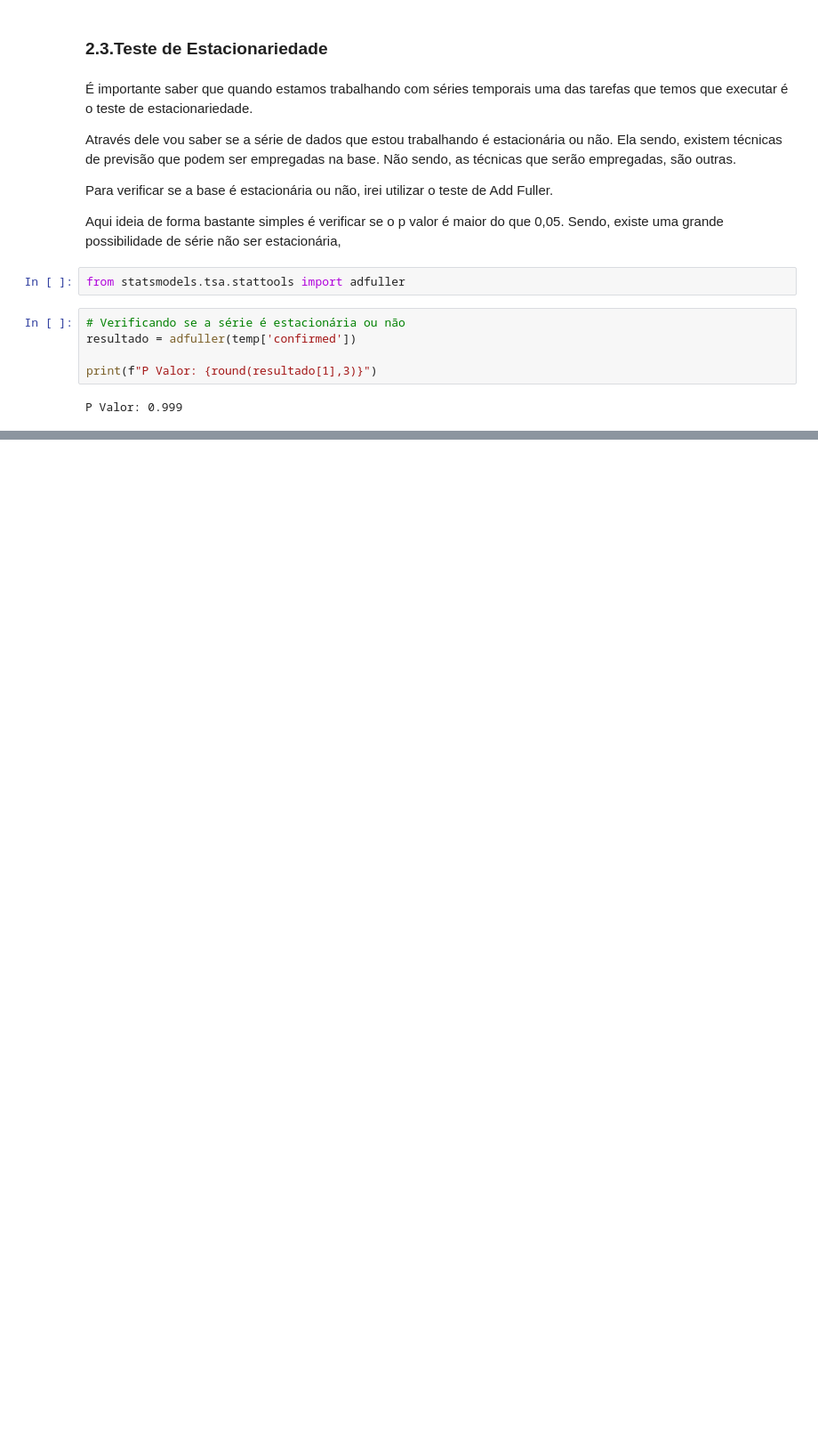
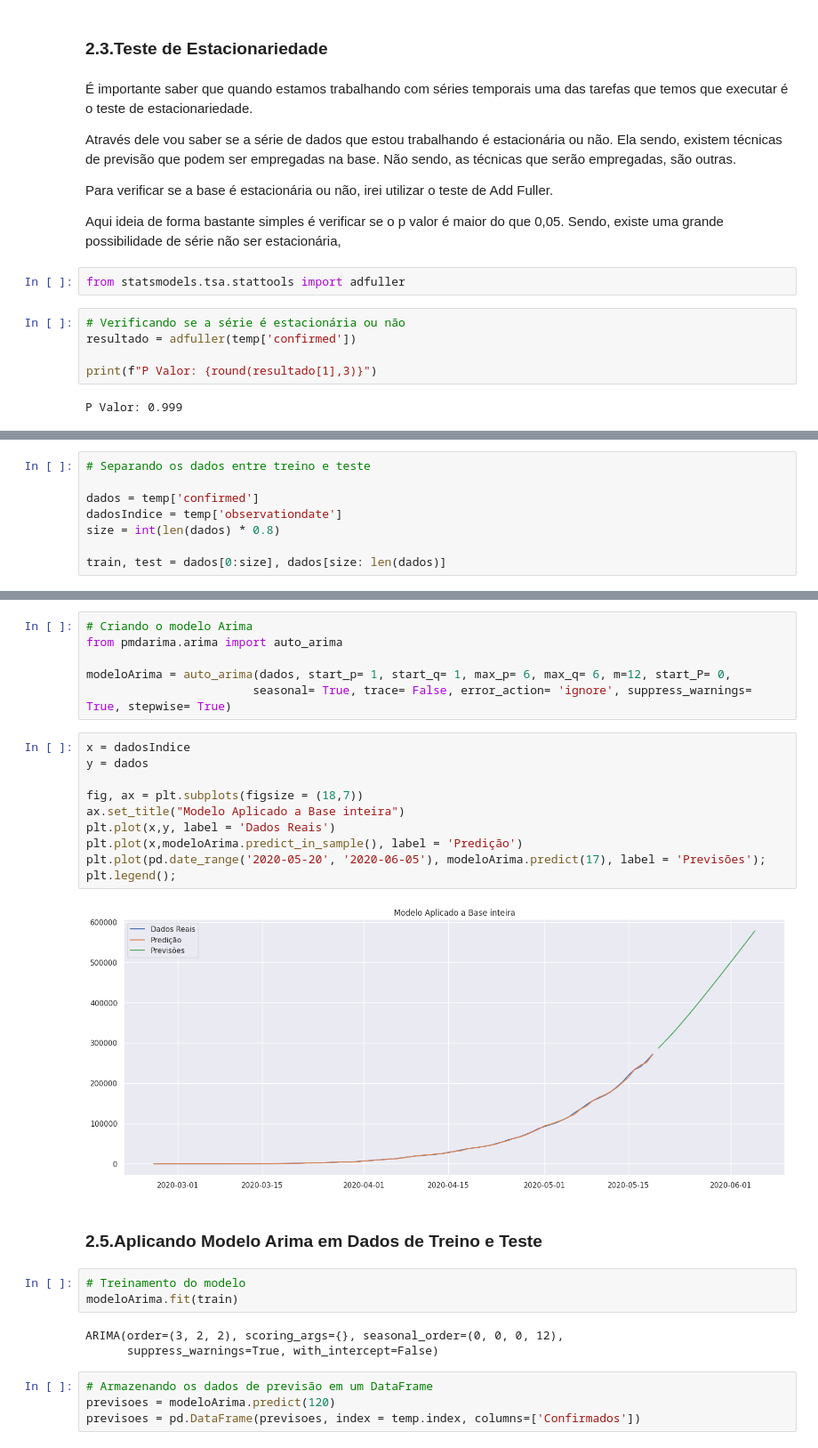
Before and after one commit to j2evaldo/covid_dio, a Jupyter notebook: covid.ipynb, the cells around one changed output, grey strips where cells are left out. Shown at 89% size. Drawn from its saved outputs; the diff is of its cells as text; blank space fills up the shorter version.

```diff
--- a/covid.ipynb
+++ b/covid.ipynb
@@ -375,0 +401,8 @@ Conforme podemos ver, estamos diante de uma série que não é estacionária.
+# %%
+# Separando os dados entre treino e teste
+
+dados = temp['confirmed']
+dadosIndice = temp['observationdate']
+size = int(len(dados) * 0.8)
+
+train, test = dados[0:size], dados[size: len(dados)]
@@ -375,0 +417,30 @@ Conforme podemos ver, estamos diante de uma série que não é estacionária.
+# %%
+# Criando o modelo Arima
+from pmdarima.arima import auto_arima
+
+modeloArima = auto_arima(dados, start_p= 1, start_q= 1, max_p= 6, max_q= 6, m=12, start_P= 0,
+                        seasonal= True, trace= False, error_action= 'ignore', suppress_warnings= True, stepwise= True)
+# %%
+x = dadosIndice
+y = dados
+
+fig, ax = plt.subplots(figsize = (18,7))
+ax.set_title("Modelo Aplicado a Base inteira")
+plt.plot(x,y, label = 'Dados Reais')
+plt.plot(x,modeloArima.predict_in_sample(), label = 'Predição')
+plt.plot(pd.date_range('2020-05-20', '2020-06-05'), modeloArima.predict(17), label = 'Previsões');
+plt.legend();
+# %% [output]
+[figure, added]
+# %% [markdown]
+### **2.5.Aplicando Modelo Arima em Dados de Treino e Teste**
+# %%
+# Treinamento do modelo
+modeloArima.fit(train)
+# %% [output]
+ARIMA(order=(3, 2, 2), scoring_args={}, seasonal_order=(0, 0, 0, 12),
+      suppress_warnings=True, with_intercept=False)
+# %%
+# Armazenando os dados de previsão em um DataFrame
+previsoes = modeloArima.predict(120)
+previsoes = pd.DataFrame(previsoes, index = temp.index, columns=['Confirmados'])
```
Also changed, not shown: parts of 21 cells of this notebook.
